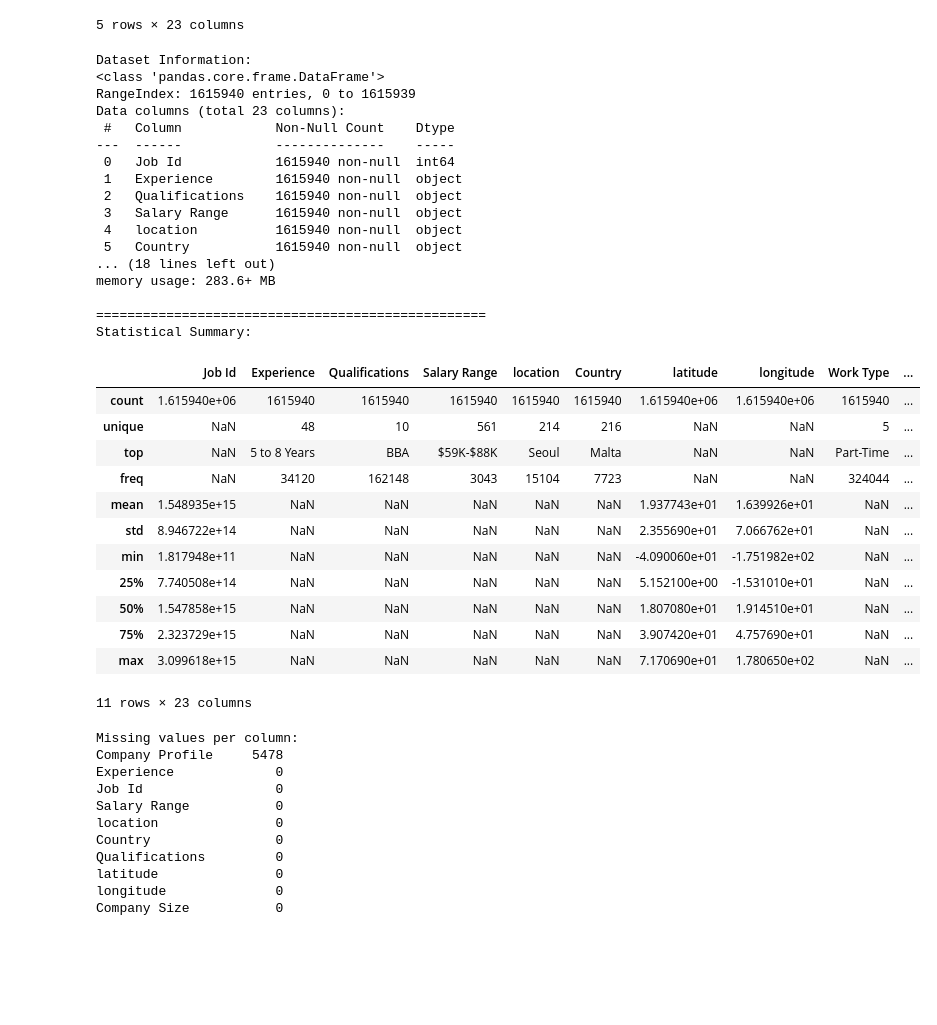
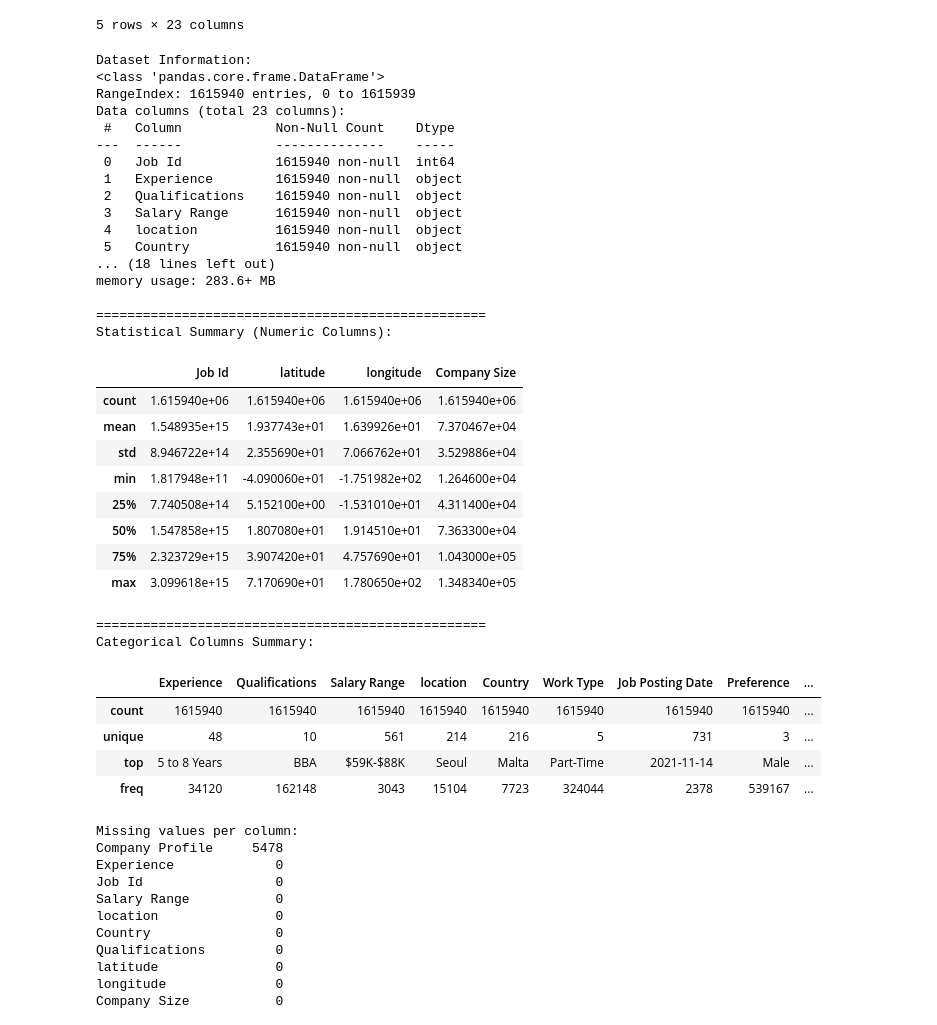
Before and after one commit to aramelheni/Job-Market-Data-Analytics-Project, a Jupyter notebook: job-market-data-analytics-project.ipynb, the cells around one changed output. Cells and saved outputs as stored; diff of their text form; code cells hidden in the pictures; blank space fills up the shorter version.

```diff
--- a/job-market-data-analytics-project.ipynb
+++ b/job-market-data-analytics-project.ipynb
@@ -51,41 +51,47 @@ df.head()
 # %%
 # Basic info
 print("Dataset Information:")
 df.info()
 print("\n" + "="*50)
-print("Statistical Summary:")
-df.describe(include='all')
+print("Statistical Summary (Numeric Columns):")
+display(df.describe())
+print("\n" + "="*50)
+print("Categorical Columns Summary:")
+display(df.describe(include='object'))
 # %% [output]
 Dataset Information:
 <class 'pandas.core.frame.DataFrame'>
 RangeIndex: 1615940 entries, 0 to 1615939
 Data columns (total 23 columns):
  #   Column            Non-Null Count    Dtype
 ---  ------            --------------    -----
  0   Job Id            1615940 non-null  int64
  1   Experience        1615940 non-null  object
  2   Qualifications    1615940 non-null  object
  3   Salary Range      1615940 non-null  object
  4   location          1615940 non-null  object
  5   Country           1615940 non-null  object
 ... (18 lines left out)
 memory usage: 283.6+ MB
 
 ==================================================
-Statistical Summary:
+Statistical Summary (Numeric Columns):
-|  | Job Id | Experience | Qualifications | Salary Range | location | Country | latitude | longitude | Work Type | ... |
-| count | 1.615940e+06 | 1615940 | 1615940 | 1615940 | 1615940 | 1615940 | 1.615940e+06 | 1.615940e+06 | 1615940 | ... |
-| unique | NaN | 48 | 10 | 561 | 214 | 216 | NaN | NaN | 5 | ... |
-| top | NaN | 5 to 8 Years | BBA | $59K-$88K | Seoul | Malta | NaN | NaN | Part-Time | ... |
-| freq | NaN | 34120 | 162148 | 3043 | 15104 | 7723 | NaN | NaN | 324044 | ... |
-| mean | 1.548935e+15 | NaN | NaN | NaN | NaN | NaN | 1.937743e+01 | 1.639926e+01 | NaN | ... |
-| std | 8.946722e+14 | NaN | NaN | NaN | NaN | NaN | 2.355690e+01 | 7.066762e+01 | NaN | ... |
-| min | 1.817948e+11 | NaN | NaN | NaN | NaN | NaN | -4.090060e+01 | -1.751982e+02 | NaN | ... |
-| 25% | 7.740508e+14 | NaN | NaN | NaN | NaN | NaN | 5.152100e+00 | -1.531010e+01 | NaN | ... |
-| 50% | 1.547858e+15 | NaN | NaN | NaN | NaN | NaN | 1.807080e+01 | 1.914510e+01 | NaN | ... |
-| 75% | 2.323729e+15 | NaN | NaN | NaN | NaN | NaN | 3.907420e+01 | 4.757690e+01 | NaN | ... |
-| max | 3.099618e+15 | NaN | NaN | NaN | NaN | NaN | 7.170690e+01 | 1.780650e+02 | NaN | ... |
+|  | Job Id | latitude | longitude | Company Size |
+| count | 1.615940e+06 | 1.615940e+06 | 1.615940e+06 | 1.615940e+06 |
+| mean | 1.548935e+15 | 1.937743e+01 | 1.639926e+01 | 7.370467e+04 |
+| std | 8.946722e+14 | 2.355690e+01 | 7.066762e+01 | 3.529886e+04 |
+| min | 1.817948e+11 | -4.090060e+01 | -1.751982e+02 | 1.264600e+04 |
+| 25% | 7.740508e+14 | 5.152100e+00 | -1.531010e+01 | 4.311400e+04 |
+| 50% | 1.547858e+15 | 1.807080e+01 | 1.914510e+01 | 7.363300e+04 |
+| 75% | 2.323729e+15 | 3.907420e+01 | 4.757690e+01 | 1.043000e+05 |
+| max | 3.099618e+15 | 7.170690e+01 | 1.780650e+02 | 1.348340e+05 |
-11 rows × 23 columns
+==================================================
+Categorical Columns Summary:
+|  | Experience | Qualifications | Salary Range | location | Country | Work Type | Job Posting Date | Preference | ... |
+| count | 1615940 | 1615940 | 1615940 | 1615940 | 1615940 | 1615940 | 1615940 | 1615940 | ... |
+| unique | 48 | 10 | 561 | 214 | 216 | 5 | 731 | 3 | ... |
+| top | 5 to 8 Years | BBA | $59K-$88K | Seoul | Malta | Part-Time | 2021-11-14 | Male | ... |
+| freq | 34120 | 162148 | 3043 | 15104 | 7723 | 324044 | 2378 | 539167 | ... |
 # %%
 # Check missing values
 print("Missing values per column:")
```
Also changed, not shown: parts of 17 cells of this notebook.
